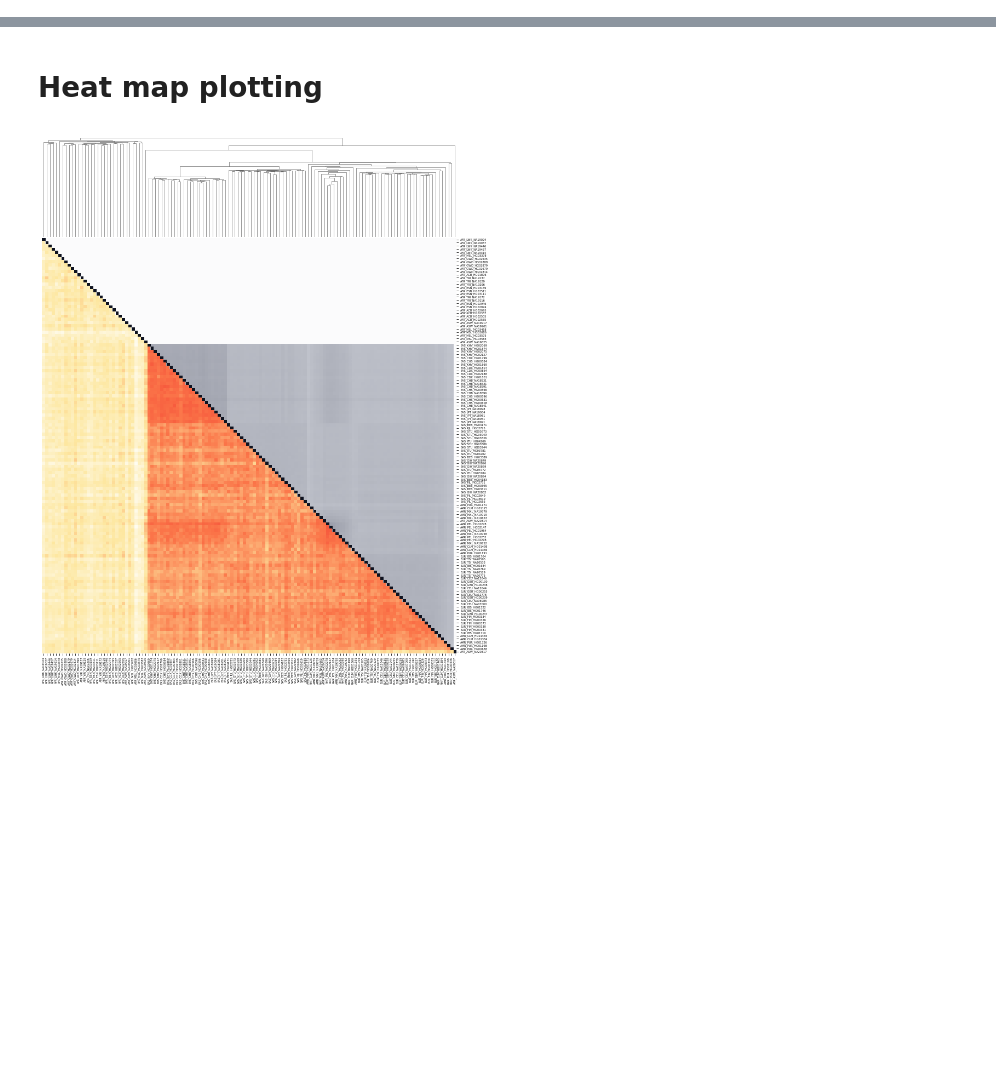
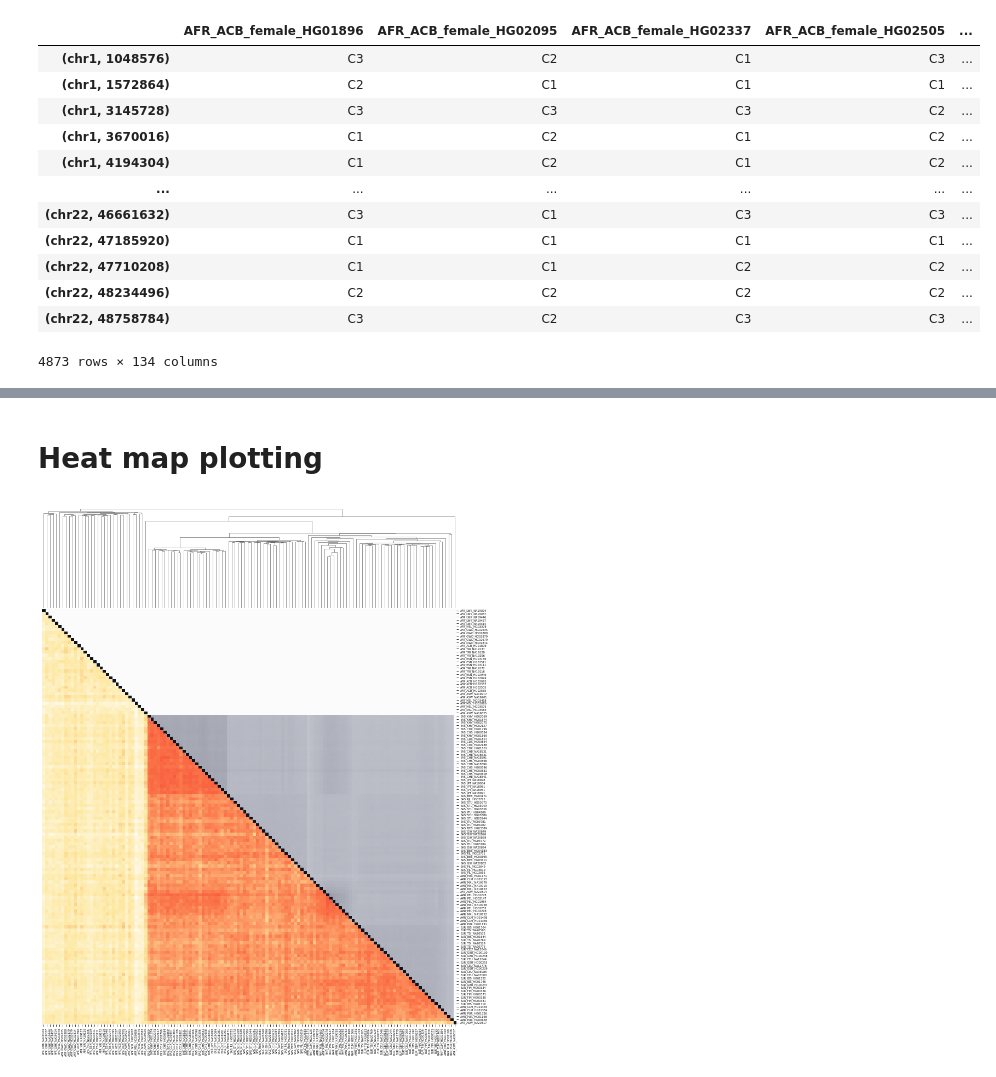
Before and after one commit to erin-n-gilbertson/3DGenome-diversity, a Jupyter notebook: activeNotebooks/Pairwise_sequence.ipynb, the cells around one changed output, grey strips where cells are left out. Cells and saved outputs as stored; diff of their text form; code cells hidden in the pictures; blank space fills up the shorter version.

```diff
--- a/activeNotebooks/Pairwise_sequence.ipynb
+++ b/activeNotebooks/Pairwise_sequence.ipynb
@@ -157,0 +254,18 @@ ValueError: The condensed distance matrix must contain only finite values.
+# %%
+dataframe = pd.DataFrame.from_dict(tree_summary, orient='index', columns=[idx + ['coord_0','coord_1','coord_2','coord_3']])
+# %%
+dataframe
+# %% [output]
+|  | AFR_ACB_female_HG01896 | AFR_ACB_female_HG02095 | AFR_ACB_female_HG02337 | AFR_ACB_female_HG02505 | ... |
+| (chr1, 1048576) | C3 | C2 | C1 | C3 | ... |
+| (chr1, 1572864) | C2 | C1 | C1 | C1 | ... |
+| (chr1, 3145728) | C3 | C3 | C3 | C2 | ... |
+| (chr1, 3670016) | C1 | C2 | C1 | C2 | ... |
+| (chr1, 4194304) | C1 | C2 | C1 | C2 | ... |
+| ... | ... | ... | ... | ... | ... |
+| (chr22, 46661632) | C3 | C1 | C3 | C3 | ... |
+| (chr22, 47185920) | C1 | C1 | C1 | C1 | ... |
+| (chr22, 47710208) | C1 | C1 | C2 | C2 | ... |
+| (chr22, 48234496) | C2 | C2 | C2 | C2 | ... |
+| (chr22, 48758784) | C3 | C2 | C3 | C3 | ... |
+4873 rows × 134 columns
```
Also changed, not shown: parts of 18 cells of this notebook, 1 other file.
